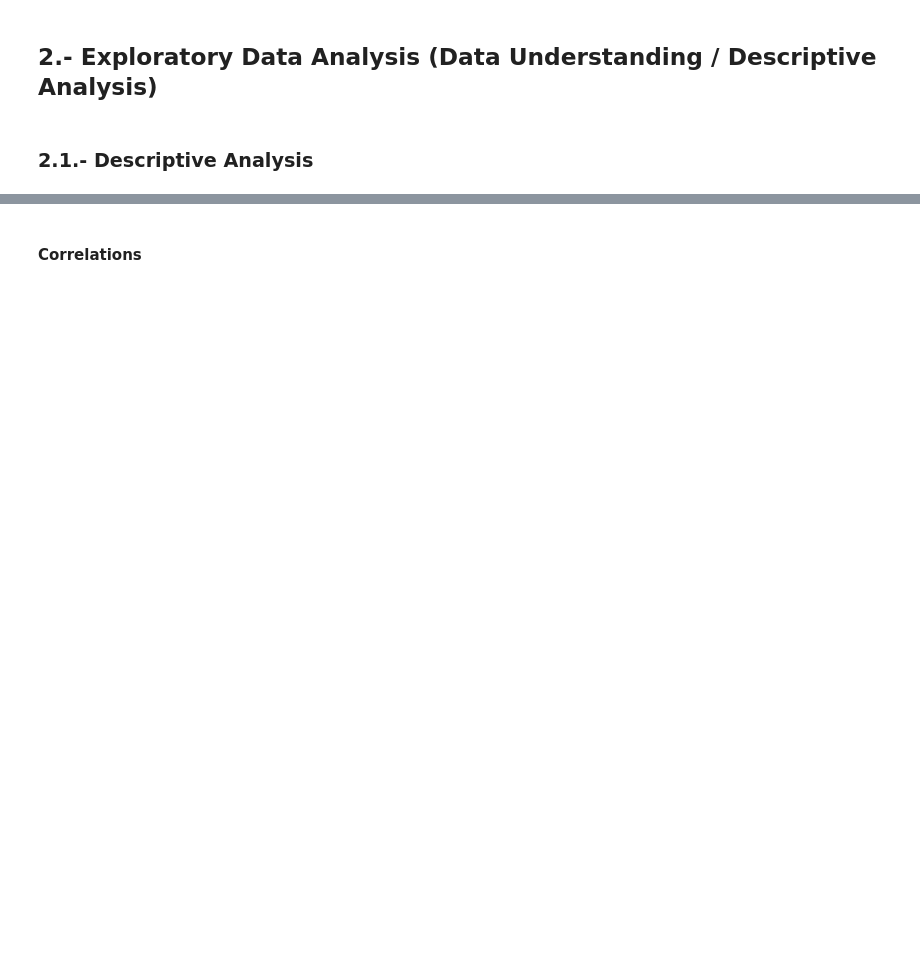
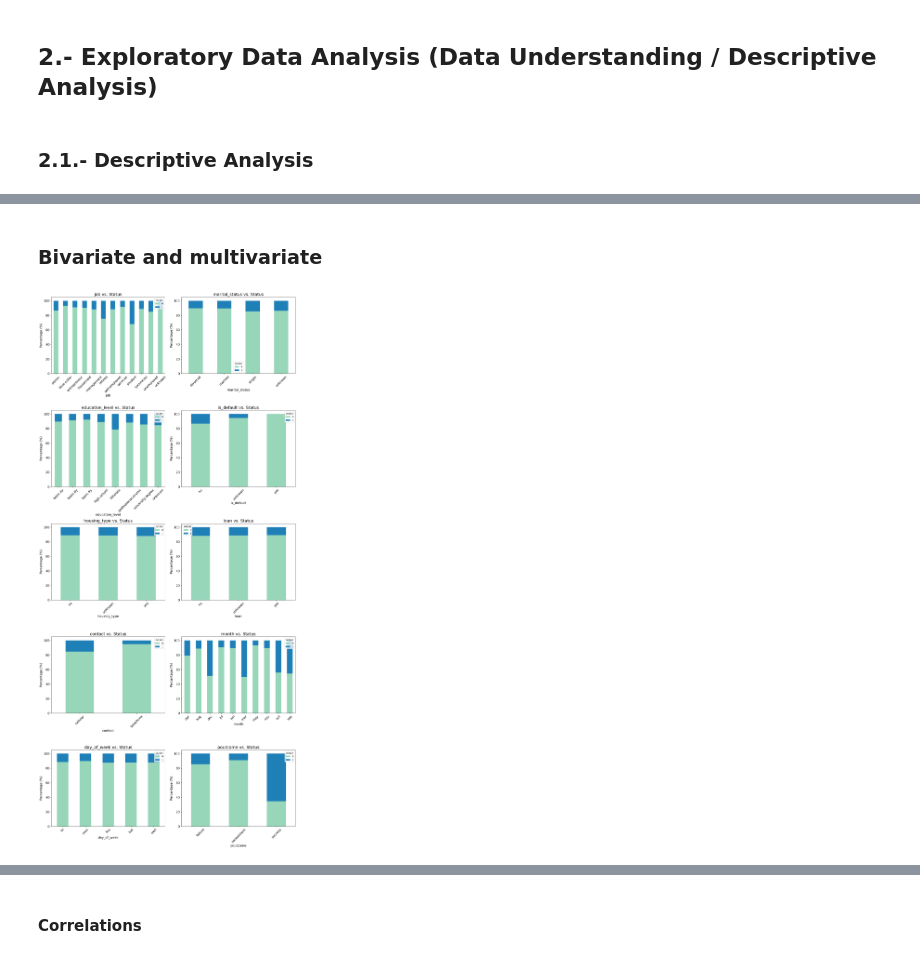
Before and after one commit to marcemir/MLAdvancedProject, a Jupyter notebook: 2410_kaggle_bank_campaingMarcelo.ipynb, the cells around one changed output, grey strips where cells are left out. Cells and saved outputs as stored; diff of their text form; code cells hidden in the pictures; blank space fills up the shorter version.

```diff
--- a/2410_kaggle_bank_campaingMarcelo.ipynb
+++ b/2410_kaggle_bank_campaingMarcelo.ipynb
@@ -130,0 +366,36 @@ train_df.head()
+# %% [markdown]
+### Bivariate and multivariate
+# %%
+# Percentage Distribution of Output by Customer Attributes
+
+# Create a grid with enough rows and 2 columns for the crosstab analysis
+fig, axes = plt.subplots(nrows=(len(categorical_features) // 2 + 1), ncols=2, figsize=(16, 40))
+axes = axes.flatten()  # Flatten axes for easy indexing
+
+palette_name = "YlGnBu"  # Select a palette
+
+# Loop through the categorical variables
+for i, col in enumerate(categorical_features):
+    # Compute the crosstab (percentage within each category)
+    crosstab_data = pd.crosstab(train_df[col], train_df['output'], normalize='index') * 100
+
+    # Generate colors based on the number of columns in crosstab_data
+    colors = sns.color_palette(palette_name, n_colors=len(crosstab_data.columns))
+
+    # Plot the stacked bar chart
+    crosstab_data.plot(kind='bar', stacked=True, ax=axes[i], color=colors)
+    axes[i].set_title(f"{col} vs. Status", fontsize=18)
+    axes[i].set_ylabel("Percentage (%)", fontsize=14)
+    axes[i].set_xlabel(col, fontsize=14)
+    axes[i].tick_params(axis='x', rotation=45, labelsize=14)
+    axes[i].tick_params(axis='y', labelsize=14)
+
+# Remove unused subplots
+for j in range(len(categorical_features), len(axes)):
+    fig.delaxes(axes[j])
+
+# Adjust layout
+plt.tight_layout()
+plt.show()
+# %% [output]
+[figure, added]
```
Also changed, not shown: parts of 40 cells of this notebook, 3 other files.
